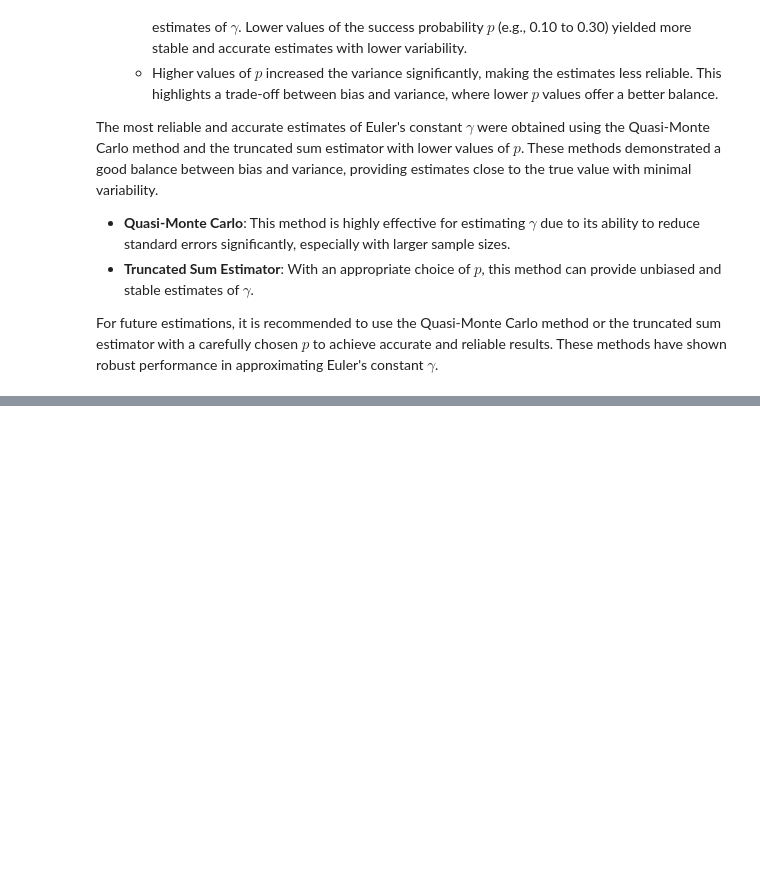
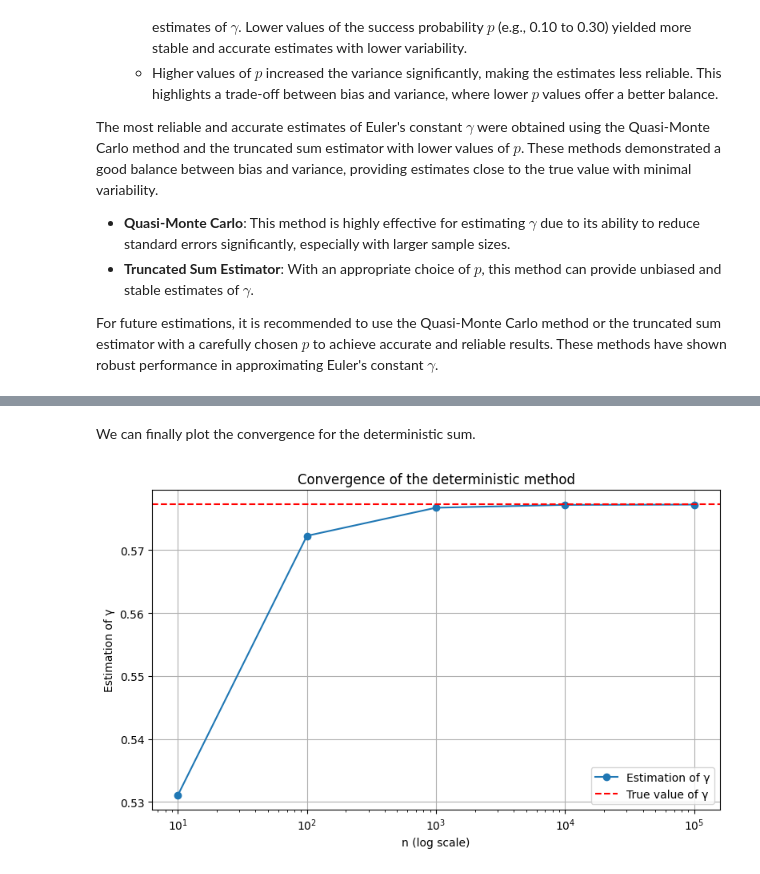
Before and after one commit to Leooryx/Euler_Monte_Carlo, a Jupyter notebook: main.ipynb, the cells around one changed output, grey strips where cells are left out. Drawn from its saved outputs; the diff is of its cells as text; code cells hidden in the pictures; blank space fills up the shorter version.

```diff
--- a/main.ipynb
+++ b/main.ipynb
@@ -896,0 +937,22 @@ For future estimations, it is recommended to use the Quasi-Monte Carlo method or
+# %% [markdown]
+We can finally plot the convergence for the deterministic sum.
+# %%
+n_values = [10, 100, 1000, 10000, 100000]
+gamma_estimates = [deterministic(n) for n in n_values]
+
+true_gamma = np.euler_gamma
+
+# 📊 Plot
+plt.figure(figsize=(8, 5))
+plt.plot(n_values, gamma_estimates, marker='o', label='Estimation of γ')
+plt.axhline(true_gamma, color='red', linestyle='--', label='True value of γ')
+plt.xscale('log')
+plt.xlabel('n (log scale)')
+plt.ylabel('Estimation of γ')
+plt.title('Convergence of the deterministic method')
+plt.legend()
+plt.grid(True)
+plt.tight_layout()
+plt.show()
+# %% [output]
+[figure, added]
```
Also changed, not shown: parts of 22 cells of this notebook.
